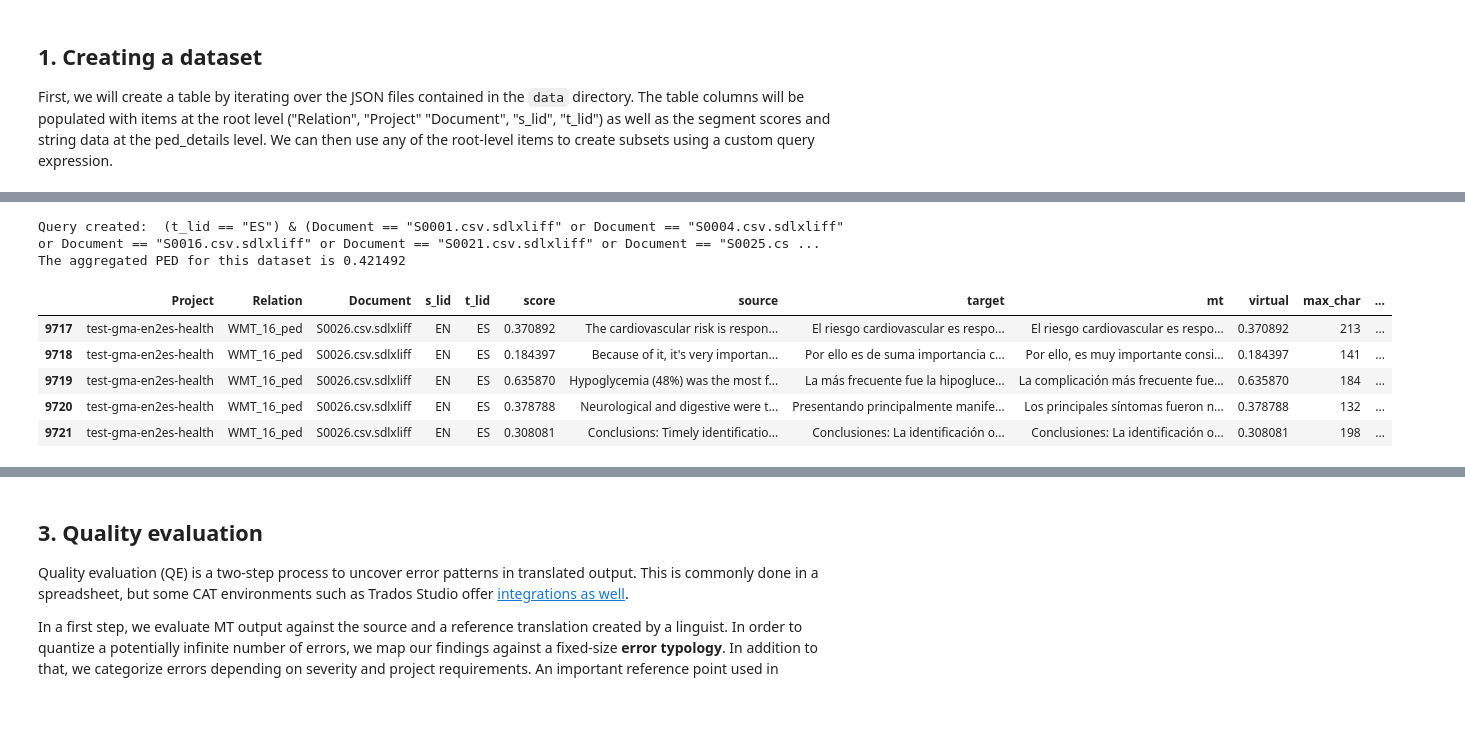
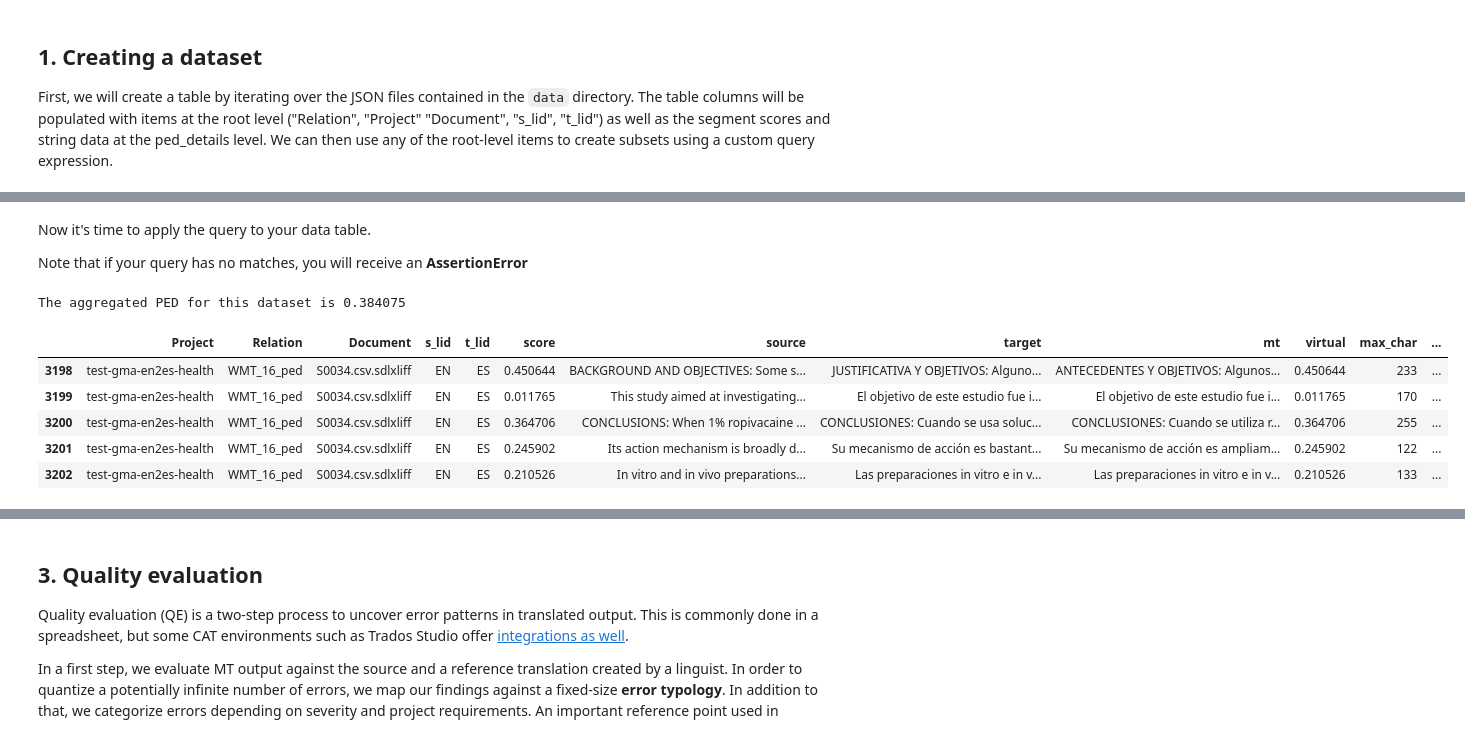
Before and after one commit to SeeligA/ped_reader, a Jupyter notebook: ped_reader_nb.ipynb, the cells around one changed output, grey strips where cells are left out. Cells and saved outputs as stored; diff of their text form; code cells hidden in the pictures; blank space fills up the shorter version.

Commit message:
feat: Add widgets for plotting and filtering

```diff
--- a/ped_reader_nb.ipynb
+++ b/ped_reader_nb.ipynb
@@ -26,7 +29,8 @@ from source.entries import SearchMTEntry, SearchSourceEntry, ToggleCaseEntry
 First, we will create a table by iterating over the JSON files contained in the `data` directory. The table columns will be populated with items at the root level ("Relation", "Project" "Document", "s_lid", "t_lid") as well as the segment scores and string data at the ped_details level. We can then use any of the root-level items to create subsets using a custom query expression.
 # %%
 # Create table from file in data subfolder
-df = create_df("data")
+data_path = input('Path to JSON data: ')
+df = create_df(data_path)
 print(df.describe())
 # Show the last 5 rows of the table
 df.tail()
@@ -64,0 +65,3 @@ filter_dict = {"Relation": ["WMT_16_ped"],
+# %%
+w = MyFilterWidget(df)
+display(w, w.out)
@@ -65,34 +71,24 @@ filter_dict = {"Relation": ["WMT_16_ped"],
+# %% [markdown]
+Now it's time to apply the query to your data table.
+
+Note that if your query has no matches, you will receive an **AssertionError**
 # %%
-# TODO: Create a column dictionary for querying by assigning a list of values to a relevant keys.
-filter_dict = {#"Relation": ["WMT_16_ped"],
-               "t_lid": ["ES"],
-               "Document": ["S0001.csv.sdlxliff",
-                            "S0004.csv.sdlxliff",
-                            "S0016.csv.sdlxliff",
-                            "S0021.csv.sdlxliff",
-                            "S0025.csv.sdlxliff",
-                            "S0026.csv.sdlxliff",
-                            "S0028.csv.sdlxliff"],
-               "score": [0.0, 1]
-              }
-
-query = build_query(filter_dict)
-data = df.query(query).copy()
+# Note that if your query has no matches, you will receive an AssertionError
+data = w.run_query()
 # Calculate PED scores at a dataset-level and at a segment level and
 # write the latter to a new column called "virtual".
 # At this stage, the new column should be identical to the "score" column.
 ped, data = pe_density(data)
 print('The aggregated PED for this dataset is {:f}'.format(ped))
 data.head()
 # %% [output]
-Query created:  (t_lid == "ES") & (Document == "S0001.csv.sdlxliff" or Document == "S0004.csv.sdlxliff" or Document == "S0016.csv.sdlxliff" or Document == "S0021.csv.sdlxliff" or Document == "S0025.cs ...
-The aggregated PED for this dataset is 0.421492
+The aggregated PED for this dataset is 0.384075
 |  | Project | Relation | Document | s_lid | t_lid | score | source | target | mt | virtual | max_char | ... |
-| 9717 | test-gma-en2es-health | WMT_16_ped | S0026.csv.sdlxliff | EN | ES | 0.370892 | The cardiovascular risk is respon... | El riesgo cardiovascular es respo... | El riesgo cardiovascular es respo... | 0.370892 | 213 | ... |
-| 9718 | test-gma-en2es-health | WMT_16_ped | S0026.csv.sdlxliff | EN | ES | 0.184397 | Because of it, it's very importan... | Por ello es de suma importancia c... | Por ello, es muy importante consi... | 0.184397 | 141 | ... |
-| 9719 | test-gma-en2es-health | WMT_16_ped | S0026.csv.sdlxliff | EN | ES | 0.635870 | Hypoglycemia (48%) was the most f... | La más frecuente fue la hipogluce... | La complicación más frecuente fue... | 0.635870 | 184 | ... |
-| 9720 | test-gma-en2es-health | WMT_16_ped | S0026.csv.sdlxliff | EN | ES | 0.378788 | Neurological and digestive were t... | Presentando principalmente manife... | Los principales síntomas fueron n... | 0.378788 | 132 | ... |
-| 9721 | test-gma-en2es-health | WMT_16_ped | S0026.csv.sdlxliff | EN | ES | 0.308081 | Conclusions: Timely identificatio... | Conclusiones: La identificación o... | Conclusiones: La identificación o... | 0.308081 | 198 | ... |
+| 3198 | test-gma-en2es-health | WMT_16_ped | S0034.csv.sdlxliff | EN | ES | 0.450644 | BACKGROUND AND OBJECTIVES: Some s... | JUSTIFICATIVA Y OBJETIVOS: Alguno... | ANTECEDENTES Y OBJETIVOS: Algunos... | 0.450644 | 233 | ... |
+| 3199 | test-gma-en2es-health | WMT_16_ped | S0034.csv.sdlxliff | EN | ES | 0.011765 | This study aimed at investigating... | El objetivo de este estudio fue i... | El objetivo de este estudio fue i... | 0.011765 | 170 | ... |
+| 3200 | test-gma-en2es-health | WMT_16_ped | S0034.csv.sdlxliff | EN | ES | 0.364706 | CONCLUSIONS: When 1% ropivacaine ... | CONCLUSIONES: Cuando se usa soluc... | CONCLUSIONES: Cuando se utiliza r... | 0.364706 | 255 | ... |
+| 3201 | test-gma-en2es-health | WMT_16_ped | S0034.csv.sdlxliff | EN | ES | 0.245902 | Its action mechanism is broadly d... | Su mecanismo de acción es bastant... | Su mecanismo de acción es ampliam... | 0.245902 | 122 | ... |
+| 3202 | test-gma-en2es-health | WMT_16_ped | S0034.csv.sdlxliff | EN | ES | 0.210526 | In vitro and in vivo preparations... | Las preparaciones in vitro e in v... | Las preparaciones in vitro e in v... | 0.210526 | 133 | ... |
 # %% [markdown]
 ## 2. Plotting post-edit density data
 Now that we have prepared the data we're interested in, we can plot the distribution of post-edit density scores. Depending on our analysis question we might be interested in the total number of segments per bin or a normalized view of each bin. The KDE flag allows us to control the scaling. KDE stands for [Kernel Density Estimation](https://en.wikipedia.org/wiki/Kernel_density_estimation "Kernel Density Estimation on Wikipedia"), a kind of rolling average plotted as a non-linear curve.
```
Also changed, not shown: parts of 9 cells of this notebook, 4 other files.
